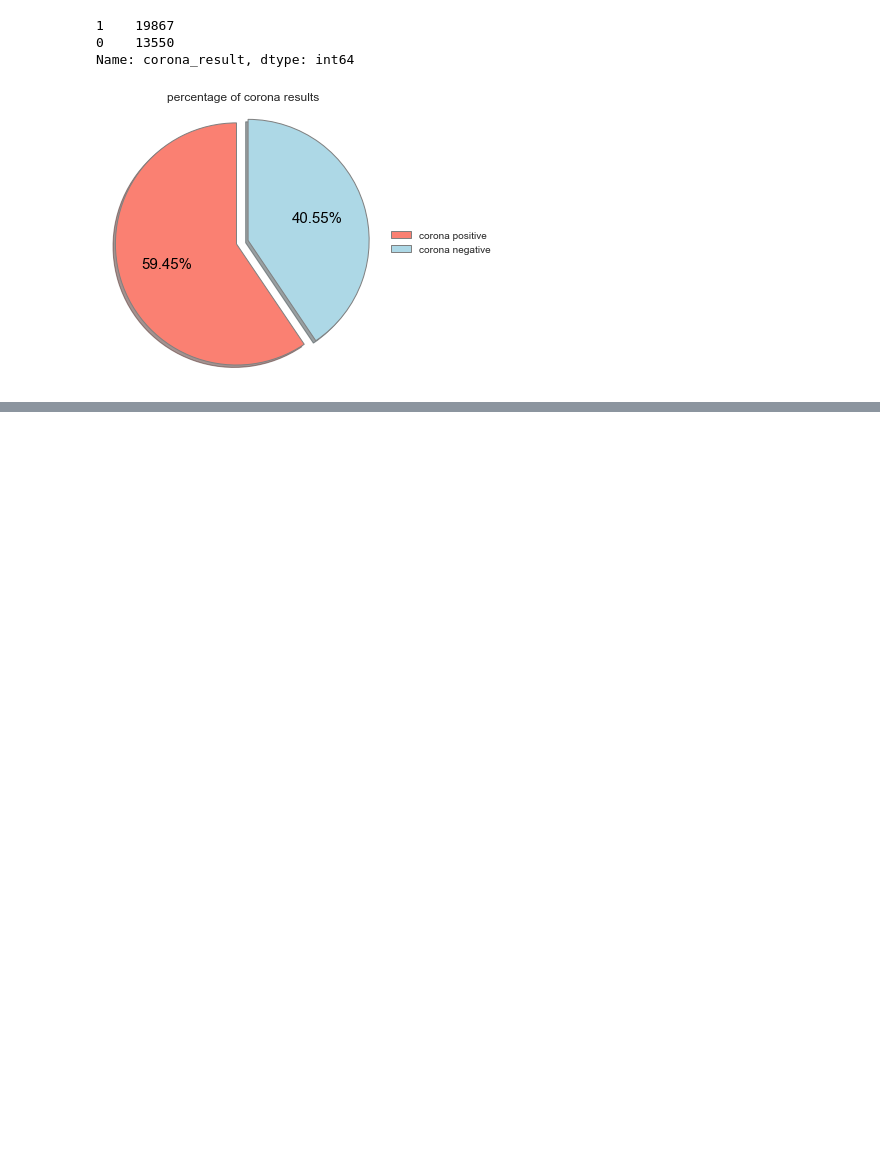
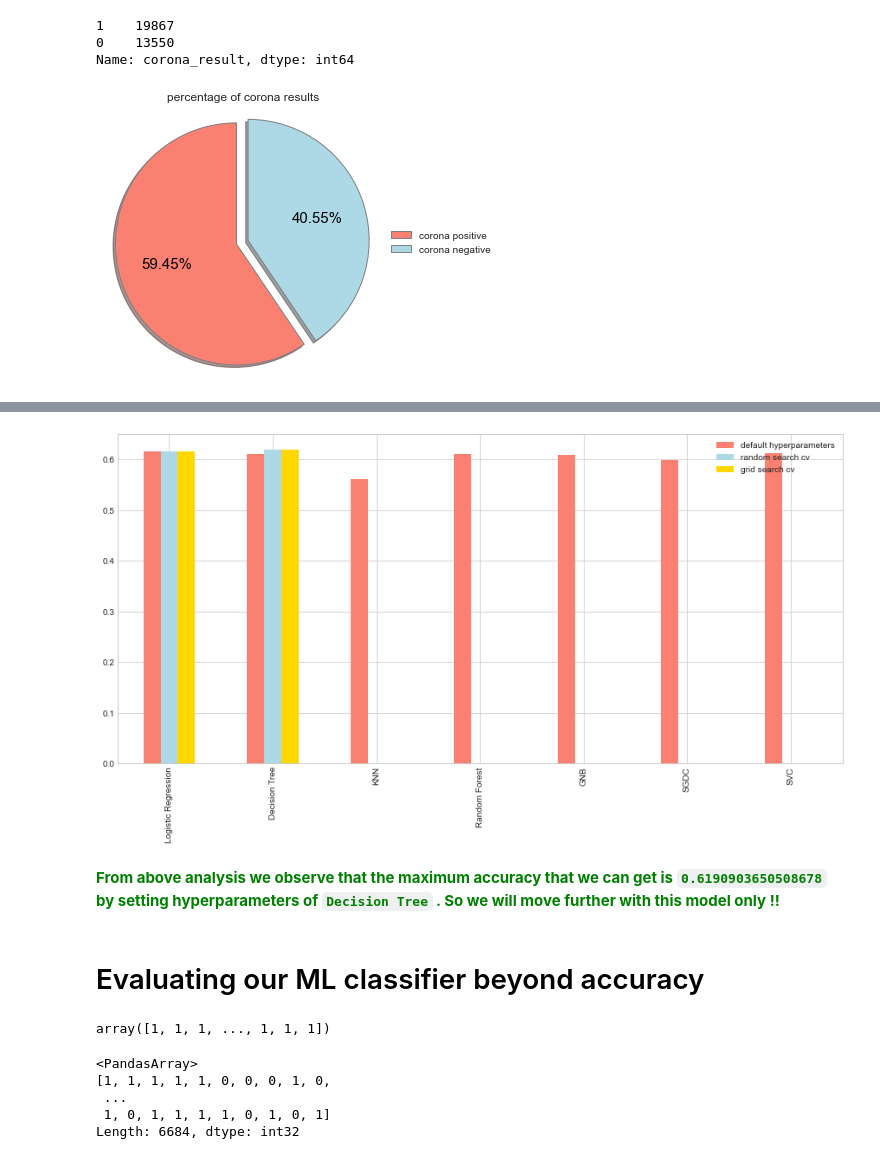
Before and after one commit to akshitasinghal4444/covid-prediction, a Jupyter notebook: covid-prediction.ipynb, the cells around one changed output, grey strips where cells are left out. Saved outputs shown, nothing was run; the diff lists cells and outputs as text; code cells hidden in the pictures; blank space fills up the shorter version.

```diff
--- a/covid-prediction.ipynb
+++ b/covid-prediction.ipynb
@@ -334,0 +608,3 @@ ax[3][1].legend(["no contact with confirmed","contact with confirmed"]);
+# %%
+gs_dt=GridSearchCV(DecisionTreeClassifier(),param_grid=dt_grid,verbose=True)
+gs_dt.fit(x_train,y_train)
@@ -334,0 +620,3 @@ ax[3][1].legend(["no contact with confirmed","contact with confirmed"]);
+# %%
+gs_scores["Decision Tree"]=gs_dt.score(x_test,y_test)
+gs_scores["Decision Tree"]
@@ -334,0 +637,7 @@ ax[3][1].legend(["no contact with confirmed","contact with confirmed"]);
+# %%
+rs_scores['KNN']=0
+rs_scores['Random Forest']=0
+rs_scores['GNB']=0
+rs_scores['SGDC']=0
+rs_scores['SVC']=0
+rs_scores
@@ -334,0 +652,7 @@ ax[3][1].legend(["no contact with confirmed","contact with confirmed"]);
+# %%
+gs_scores['KNN']=0
+gs_scores['Random Forest']=0
+gs_scores['GNB']=0
+gs_scores['SGDC']=0
+gs_scores['SVC']=0
+gs_scores
@@ -334,0 +667,28 @@ ax[3][1].legend(["no contact with confirmed","contact with confirmed"]);
+# %%
+plt.style.use("seaborn-whitegrid")
+model_compare={"default hyperparameters":model_scores,
+               "random search cv":rs_scores,
+               "grid search cv":gs_scores
+              }
+pd.DataFrame(model_compare).plot(kind="bar",figsize=(15,7),color=["salmon","lightblue","gold"])
+plt.show()
+# %% [output]
+[figure, added]
+# %% [markdown]
+<font color="green">**From above analysis we observe that the maximum accuracy that we can get is `0.6190903650508678` by setting hyperparameters of `Decision Tree` . So we will move further with this model only !!** </font>
+# %% [markdown]
+# Evaluating our ML classifier beyond accuracy
+# %%
+# make predictions with our tuned  model
+y_preds=gs_dt.predict(x_test)
+y_preds
+# %% [output]
+array([1, 1, 1, ..., 1, 1, 1])
+# %%
+pd.array(y_test)
+# %% [output]
+<PandasArray>
+[1, 1, 1, 1, 1, 0, 0, 0, 1, 0,
+ ...
+ 1, 0, 1, 1, 1, 1, 0, 1, 0, 1]
+Length: 6684, dtype: int32
```
Also changed, not shown: parts of 67 cells of this notebook.
